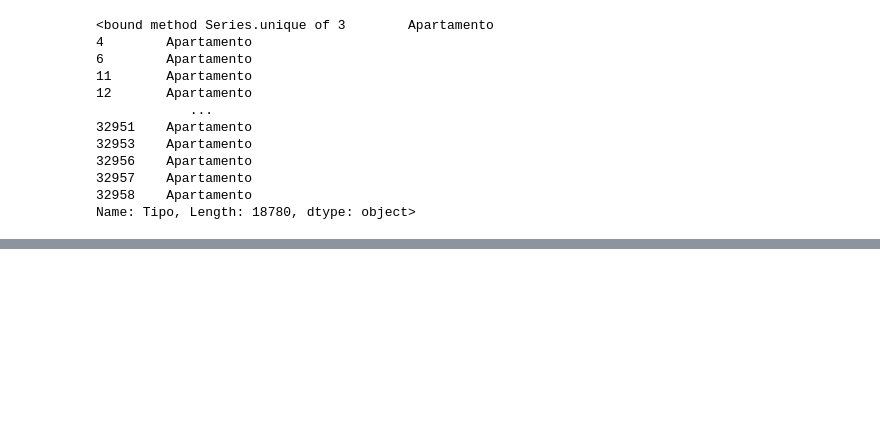
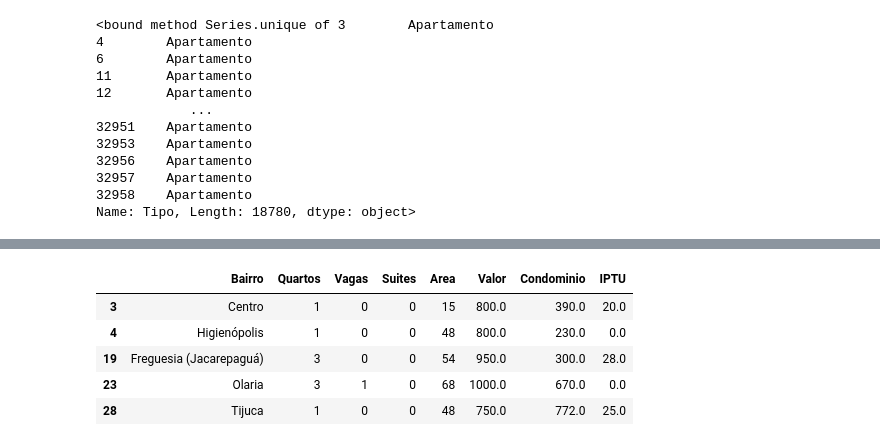
Before and after one commit to WybsonSantana/formacao-python-para-data-science-alura, a Jupyter notebook: fpds04-pandas-conhecendo-biblioteca/pandas/notebooks/main.ipynb, the cells around one changed output, grey strips where cells are left out. Saved outputs shown, nothing was run; the diff lists cells and outputs as text; code cells hidden in the pictures; blank space fills up the shorter version.

```diff
--- a/fpds04-pandas-conhecendo-biblioteca/pandas/notebooks/main.ipynb
+++ b/fpds04-pandas-conhecendo-biblioteca/pandas/notebooks/main.ipynb
@@ -463,0 +488,9 @@ KeyError: "['Tipo'] not found in axis"
+# %%
+df_imoveis_residenciais[selecao_valor_menor_1200].head(5)
+# %% [output]
+|  | Bairro | Quartos | Vagas | Suites | Area | Valor | Condominio | IPTU |
+| 3 | Centro | 1 | 0 | 0 | 15 | 800.0 | 390.0 | 20.0 |
+| 4 | Higienópolis | 1 | 0 | 0 | 48 | 800.0 | 230.0 | 0.0 |
+| 19 | Freguesia (Jacarepaguá) | 3 | 0 | 0 | 54 | 950.0 | 300.0 | 28.0 |
+| 23 | Olaria | 3 | 1 | 0 | 68 | 1000.0 | 670.0 | 0.0 |
+| 28 | Tijuca | 1 | 0 | 0 | 48 | 750.0 | 772.0 | 25.0 |
```
Also changed, not shown: parts of 12 cells of this notebook.
